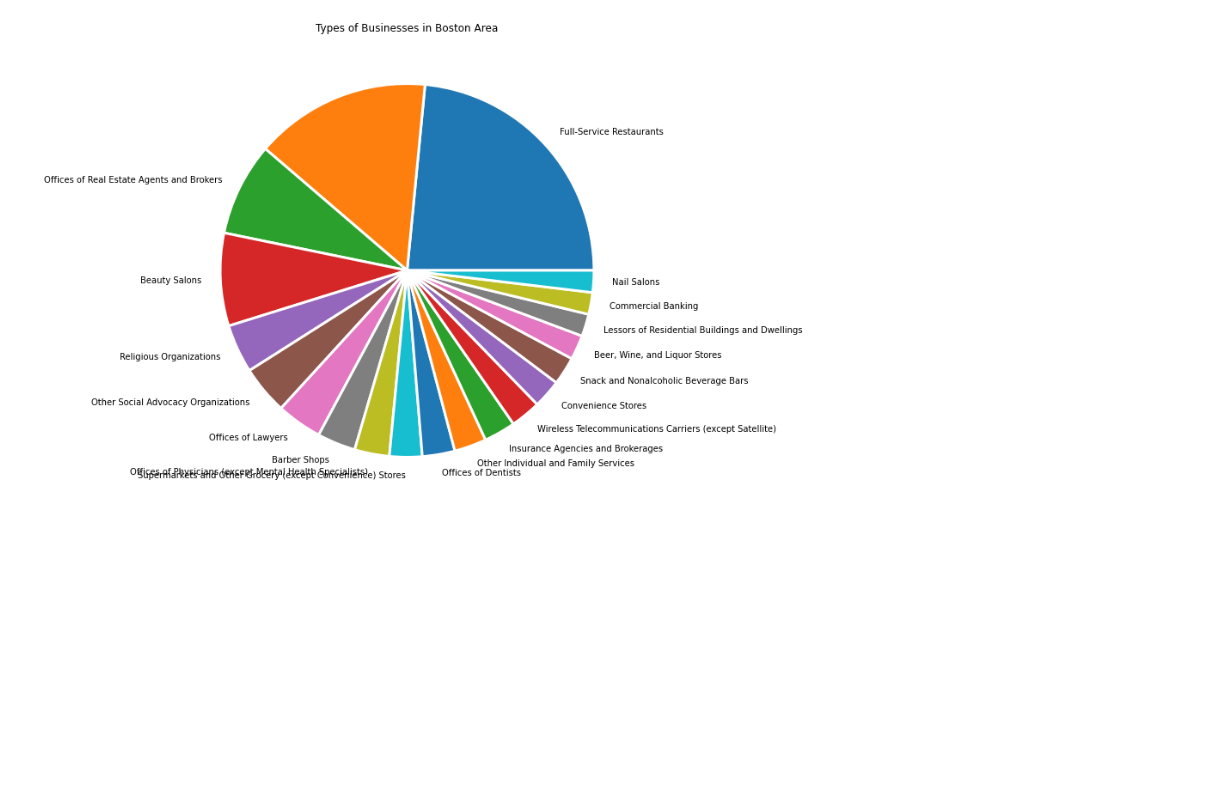
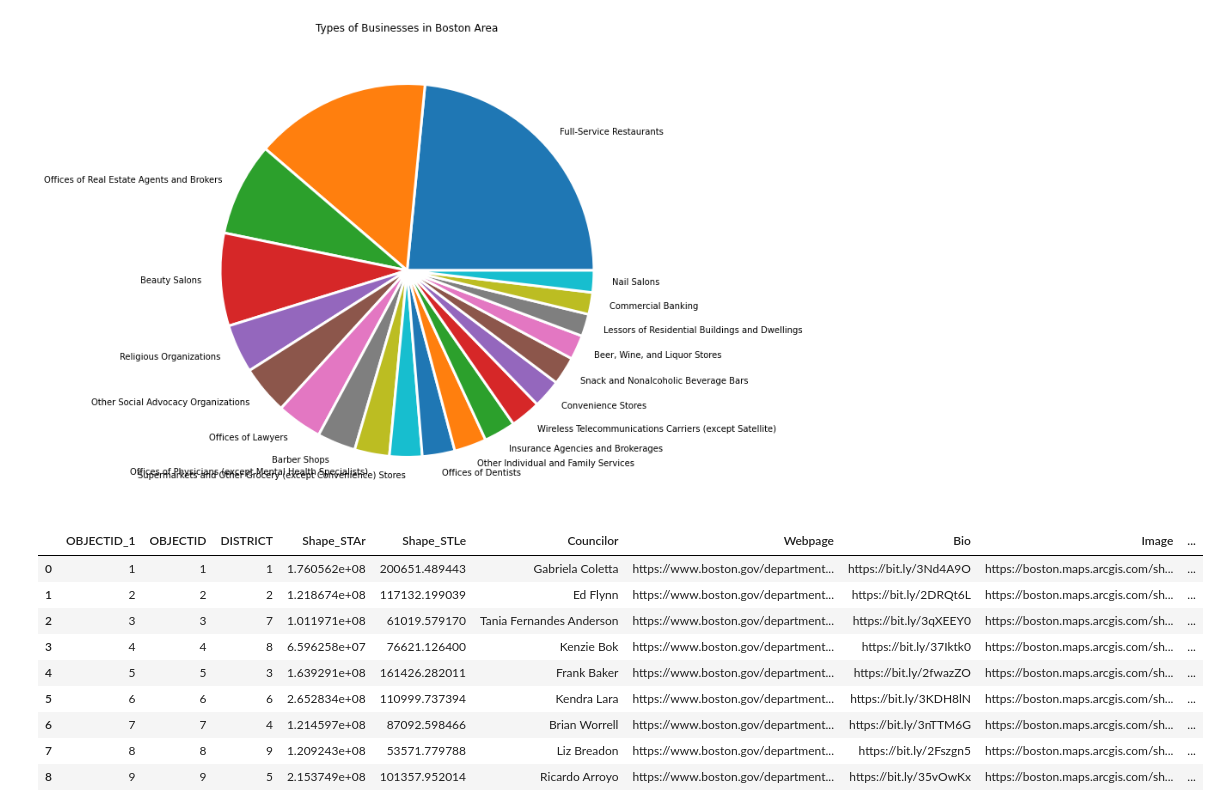
Before and after one commit to BU-Spark/ds-councilor-worrell-small-business, a Jupyter notebook: Deliverable3/questions.ipynb, the cells around one changed output. Cells and saved outputs as stored; diff of their text form; code cells hidden in the pictures; blank space fills up the shorter version.

Commit message:
geo pandas

```diff
--- a/Deliverable3/questions.ipynb
+++ b/Deliverable3/questions.ipynb
@@ -21,0 +17,34 @@ import matplotlib.pyplot as plt
+# %%
+import pandas as pd
+import numpy as np
+import geopandas as gpd
+import matplotlib.pyplot as plt
+import folium
+
+df = gpd.read_file("City_Council_Districts_View.geojson")
+m = folium.Map(location=[42.30, -71.15], zoom_start=11, tiles='CartoDB positron')
+
+display(df)
+
+for _, r in df.iterrows():
+    # Without simplifying the representation of each borough,
+    # the map might not be displayed
+    sim_geo = gpd.GeoSeries(r['geometry']).simplify(tolerance=0.001)
+    geo_j = sim_geo.to_json()
+    geo_j = folium.GeoJson(data=geo_j,
+                           style_function=lambda x: {'fillColor': 'orange'})
+    folium.Popup(r['DISTRICT']).add_to(geo_j)
+    geo_j.add_to(m)
+
+m
+# %% [output]
+|  | OBJECTID_1 | OBJECTID | DISTRICT | Shape_STAr | Shape_STLe | Councilor | Webpage | Bio | Image | ... |
+| 0 | 1 | 1 | 1 | 1.760562e+08 | 200651.489443 | Gabriela Coletta | https://www.boston.gov/department... | https://bit.ly/3Nd4A9O | https://boston.maps.arcgis.com/sh... | ... |
+| 1 | 2 | 2 | 2 | 1.218674e+08 | 117132.199039 | Ed Flynn | https://www.boston.gov/department... | https://bit.ly/2DRQt6L | https://boston.maps.arcgis.com/sh... | ... |
+| 2 | 3 | 3 | 7 | 1.011971e+08 | 61019.579170 | Tania Fernandes Anderson | https://www.boston.gov/department... | https://bit.ly/3qXEEY0 | https://boston.maps.arcgis.com/sh... | ... |
+| 3 | 4 | 4 | 8 | 6.596258e+07 | 76621.126400 | Kenzie Bok | https://www.boston.gov/department... | https://bit.ly/37Iktk0 | https://boston.maps.arcgis.com/sh... | ... |
+| 4 | 5 | 5 | 3 | 1.639291e+08 | 161426.282011 | Frank Baker | https://www.boston.gov/department... | https://bit.ly/2fwazZO | https://boston.maps.arcgis.com/sh... | ... |
+| 5 | 6 | 6 | 6 | 2.652834e+08 | 110999.737394 | Kendra Lara | https://www.boston.gov/department... | https://bit.ly/3KDH8lN | https://boston.maps.arcgis.com/sh... | ... |
+| 6 | 7 | 7 | 4 | 1.214597e+08 | 87092.598466 | Brian Worrell | https://www.boston.gov/department... | https://bit.ly/3nTTM6G | https://boston.maps.arcgis.com/sh... | ... |
+| 7 | 8 | 8 | 9 | 1.209243e+08 | 53571.779788 | Liz Breadon | https://www.boston.gov/department... | https://bit.ly/2Fszgn5 | https://boston.maps.arcgis.com/sh... | ... |
+| 8 | 9 | 9 | 5 | 2.153749e+08 | 101357.952014 | Ricardo Arroyo | https://www.boston.gov/department... | https://bit.ly/35vOwKx | https://boston.maps.arcgis.com/sh... | ... |
```
Also changed, not shown: parts of 2 cells of this notebook, 1 other file.
